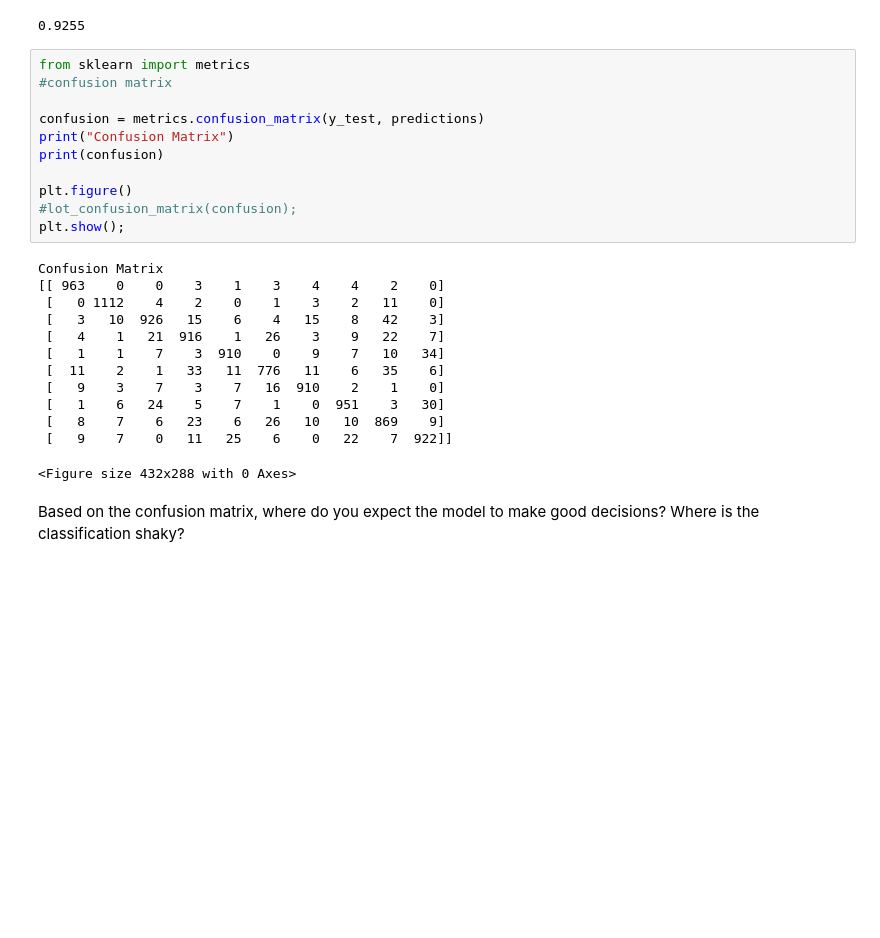
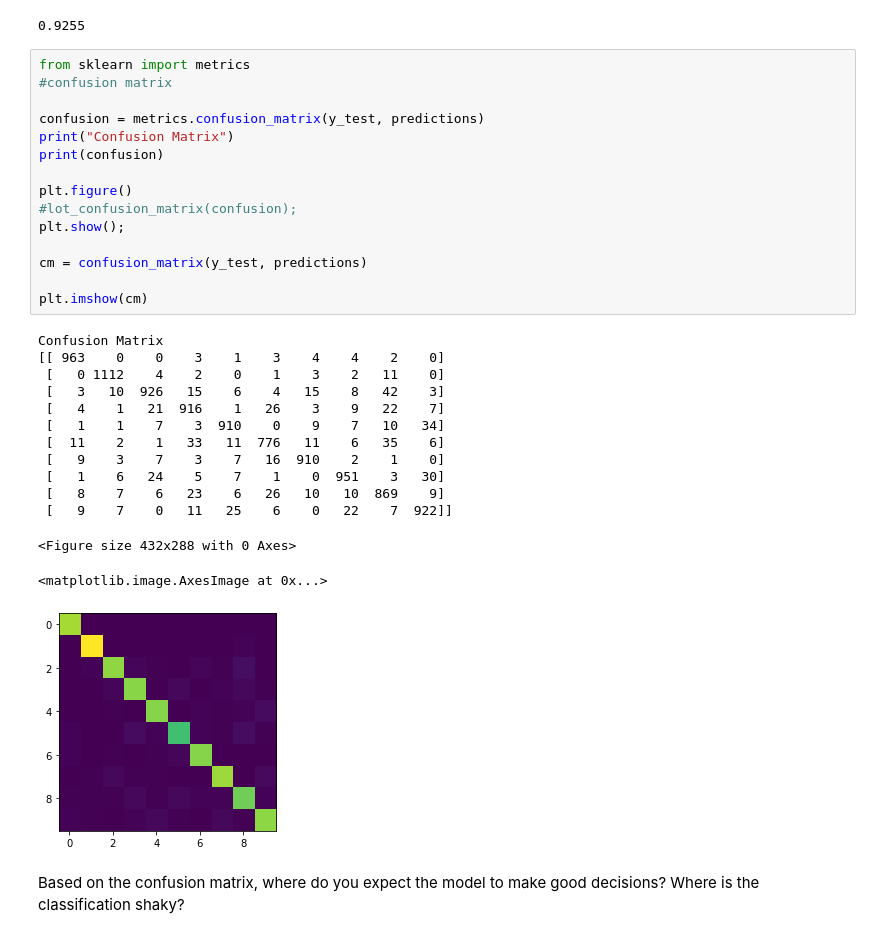
Before and after one commit to tomheyden/Assignment-2, a Jupyter notebook: Kopie_von_Assignment2_ATIT22.ipynb, the cells around one changed output. Drawn from its saved outputs; the diff is of its cells as text; blank space fills up the shorter version.

```diff
--- a/Kopie_von_Assignment2_ATIT22.ipynb
+++ b/Kopie_von_Assignment2_ATIT22.ipynb
@@ -118,27 +118,33 @@ score
 # %%
 from sklearn import metrics
 #confusion matrix
 
 confusion = metrics.confusion_matrix(y_test, predictions)
 print("Confusion Matrix")
 print(confusion)
 
 plt.figure()
 #lot_confusion_matrix(confusion);
 plt.show();
+
+cm = confusion_matrix(y_test, predictions)
+
+plt.imshow(cm)
 # %% [output]
 Confusion Matrix
 [[ 963    0    0    3    1    3    4    4    2    0]
  [   0 1112    4    2    0    1    3    2   11    0]
  [   3   10  926   15    6    4   15    8   42    3]
  [   4    1   21  916    1   26    3    9   22    7]
  [   1    1    7    3  910    0    9    7   10   34]
  [  11    2    1   33   11  776   11    6   35    6]
  [   9    3    7    3    7   16  910    2    1    0]
  [   1    6   24    5    7    1    0  951    3   30]
  [   8    7    6   23    6   26   10   10  869    9]
  [   9    7    0   11   25    6    0   22    7  922]]
 <Figure size 432x288 with 0 Axes>
+<matplotlib.image.AxesImage at 0x...>
+[figure, added]
 # %% [markdown]
 Based on the confusion matrix, where do you expect the model to make good decisions? Where is the classification shaky?
 # %% [markdown]
```
Also changed, not shown: parts of 3 cells of this notebook.
